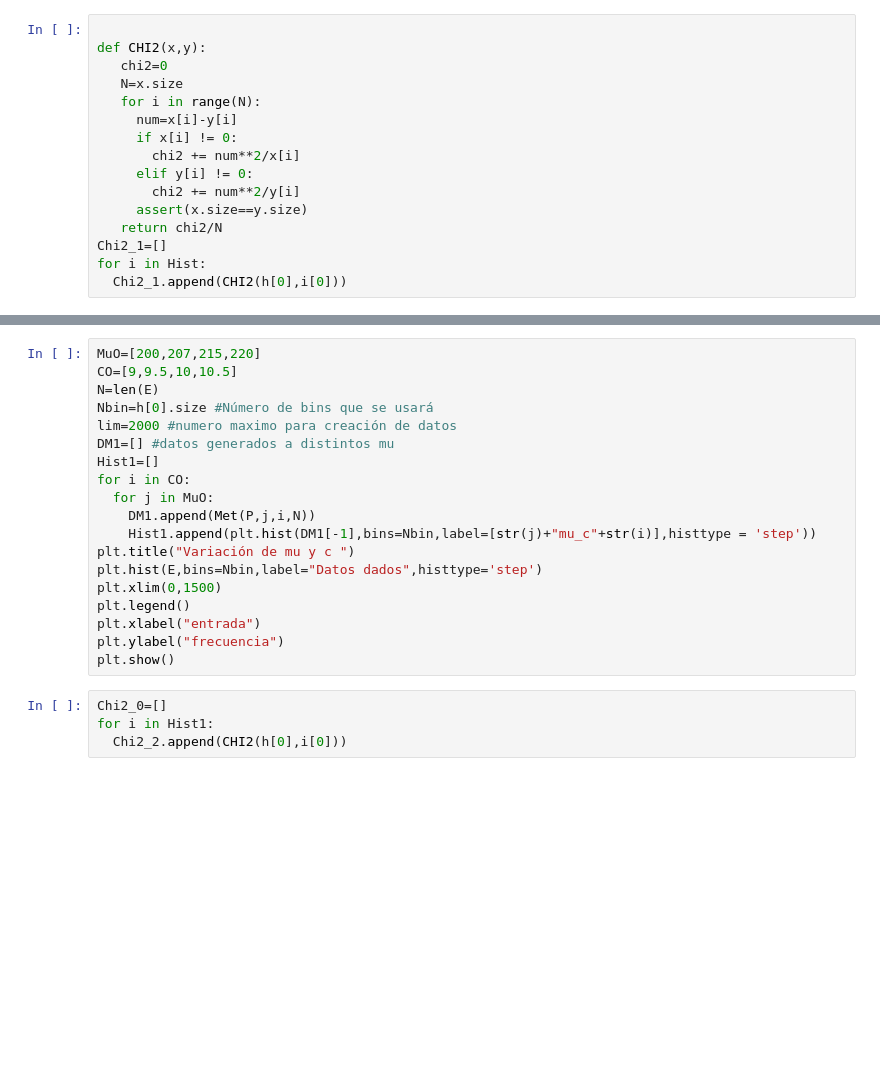
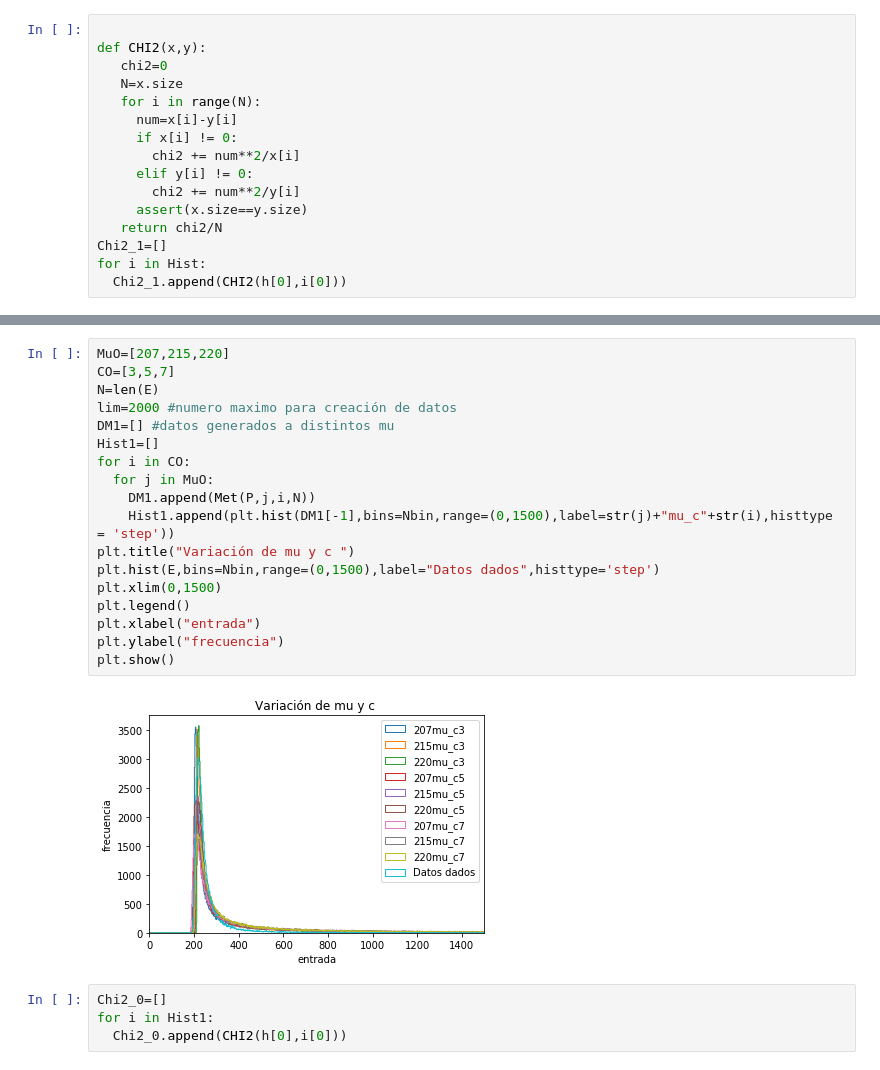
Before and after one commit to samuelquitiang/CUFICO_2019_2, a Jupyter notebook: Parciales/Parcial2/N1152222545/Parcial_2.ipynb, the cells around one changed output, grey strips where cells are left out. Cells and saved outputs as stored; diff of their text form; blank space fills up the shorter version.

```diff
--- a/Parciales/Parcial2/N1152222545/Parcial_2.ipynb
+++ b/Parciales/Parcial2/N1152222545/Parcial_2.ipynb
@@ -234,25 +241,26 @@ plt.legend()
 # %%
-MuO=[200,207,215,220]
-CO=[9,9.5,10,10.5]
+MuO=[207,215,220]
+CO=[3,5,7]
 N=len(E)
-Nbin=h[0].size #Número de bins que se usará
 lim=2000 #numero maximo para creación de datos
 DM1=[] #datos generados a distintos mu
 Hist1=[]
 for i in CO:
   for j in MuO:
     DM1.append(Met(P,j,i,N))
-    Hist1.append(plt.hist(DM1[-1],bins=Nbin,label=[str(j)+"mu_c"+str(i)],histtype = 'step'))
+    Hist1.append(plt.hist(DM1[-1],bins=Nbin,range=(0,1500),label=str(j)+"mu_c"+str(i),histtype = 'step'))
 plt.title("Variación de mu y c ")
-plt.hist(E,bins=Nbin,label="Datos dados",histtype='step')
+plt.hist(E,bins=Nbin,range=(0,1500),label="Datos dados",histtype='step')
 plt.xlim(0,1500)
 plt.legend()
 plt.xlabel("entrada")
 plt.ylabel("frecuencia")
 plt.show()
+# %% [output]
+[figure, added]
 # %%
 Chi2_0=[]
 for i in Hist1:
-  Chi2_2.append(CHI2(h[0],i[0]))
+  Chi2_0.append(CHI2(h[0],i[0]))
 # %%
 plt.figure()
```
Also changed, not shown: parts of 13 cells of this notebook.
